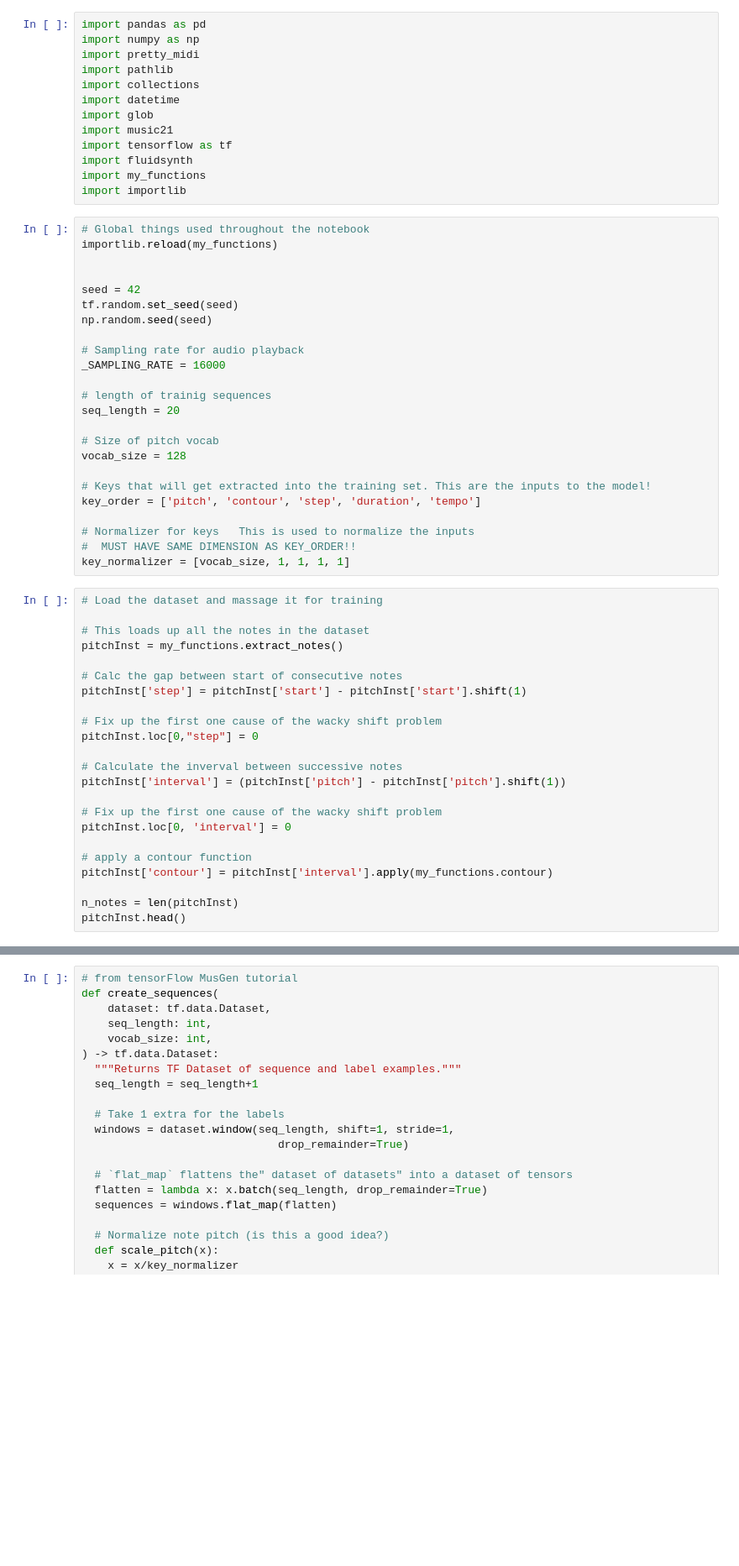
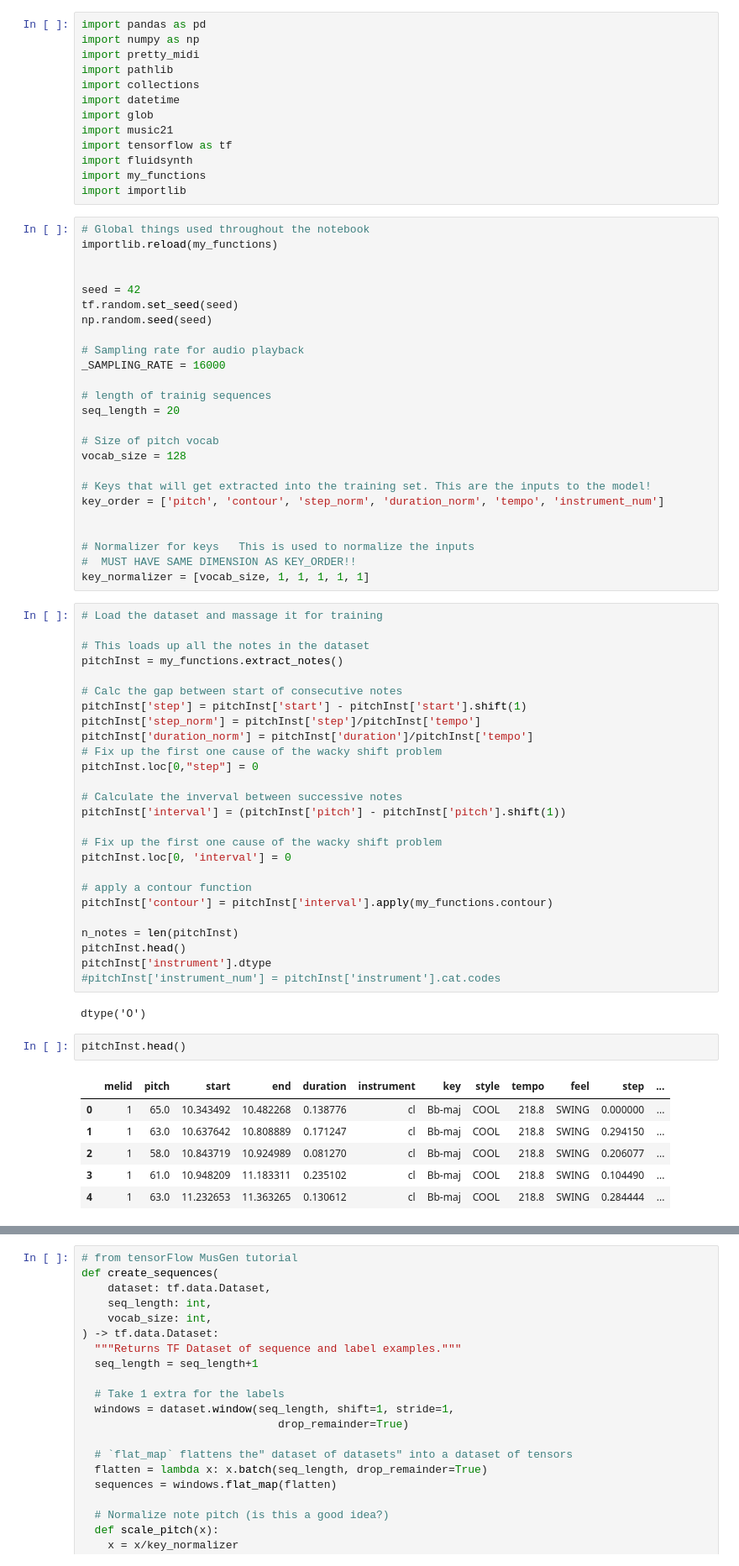
Before and after one commit to TeoVargo/MusicGenProject, a Jupyter notebook: NewBook.ipynb, the cells around one changed output, grey strips where cells are left out. Shown at 84% size. Drawn from its saved outputs; the diff is of its cells as text; blank space fills up the shorter version.

Commit message:
added instrument inputs, tested some more

```diff
--- a/NewBook.ipynb
+++ b/NewBook.ipynb
@@ -36,11 +54,12 @@ seq_length = 20
 vocab_size = 128
 
 # Keys that will get extracted into the training set. This are the inputs to the model!
-key_order = ['pitch', 'contour', 'step', 'duration', 'tempo']
+key_order = ['pitch', 'contour', 'step_norm', 'duration_norm', 'tempo', 'instrument_num']
+
 
 # Normalizer for keys   This is used to normalize the inputs
 #  MUST HAVE SAME DIMENSION AS KEY_ORDER!!
-key_normalizer = [vocab_size, 1, 1, 1, 1]
+key_normalizer = [vocab_size, 1, 1, 1, 1, 1]
 # %%
 # Load the dataset and massage it for training
 
@@ -49,7 +68,8 @@ pitchInst = my_functions.extract_notes()
 
 # Calc the gap between start of consecutive notes
 pitchInst['step'] = pitchInst['start'] - pitchInst['start'].shift(1)
-
+pitchInst['step_norm'] = pitchInst['step']/pitchInst['tempo']
+pitchInst['duration_norm'] = pitchInst['duration']/pitchInst['tempo']
 # Fix up the first one cause of the wacky shift problem
 pitchInst.loc[0,"step"] = 0
 
@@ -64,3 +84,16 @@ pitchInst['contour'] = pitchInst['interval'].apply(my_functions.contour)
 
 n_notes = len(pitchInst)
 pitchInst.head()
+pitchInst['instrument'].dtype
+#pitchInst['instrument_num'] = pitchInst['instrument'].cat.codes
+# %% [output]
+dtype('O')
+# %%
+pitchInst.head()
+# %% [output]
+|  | melid | pitch | start | end | duration | instrument | key | style | tempo | feel | step | ... |
+| 0 | 1 | 65.0 | 10.343492 | 10.482268 | 0.138776 | cl | Bb-maj | COOL | 218.8 | SWING | 0.000000 | ... |
+| 1 | 1 | 63.0 | 10.637642 | 10.808889 | 0.171247 | cl | Bb-maj | COOL | 218.8 | SWING | 0.294150 | ... |
+| 2 | 1 | 58.0 | 10.843719 | 10.924989 | 0.081270 | cl | Bb-maj | COOL | 218.8 | SWING | 0.206077 | ... |
+| 3 | 1 | 61.0 | 10.948209 | 11.183311 | 0.235102 | cl | Bb-maj | COOL | 218.8 | SWING | 0.104490 | ... |
+| 4 | 1 | 63.0 | 11.232653 | 11.363265 | 0.130612 | cl | Bb-maj | COOL | 218.8 | SWING | 0.284444 | ... |
```
Also changed, not shown: parts of 18 cells of this notebook, 1 other file.
